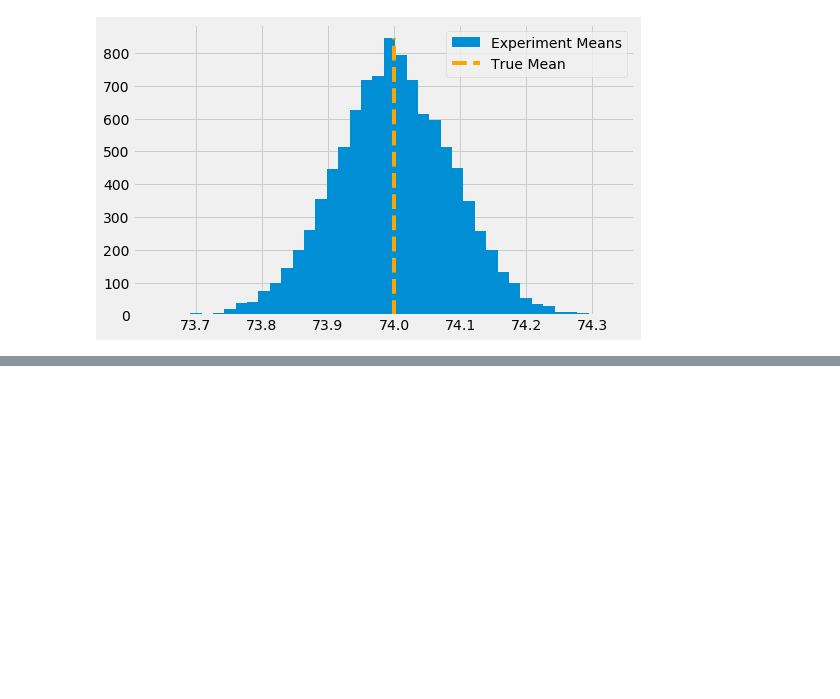
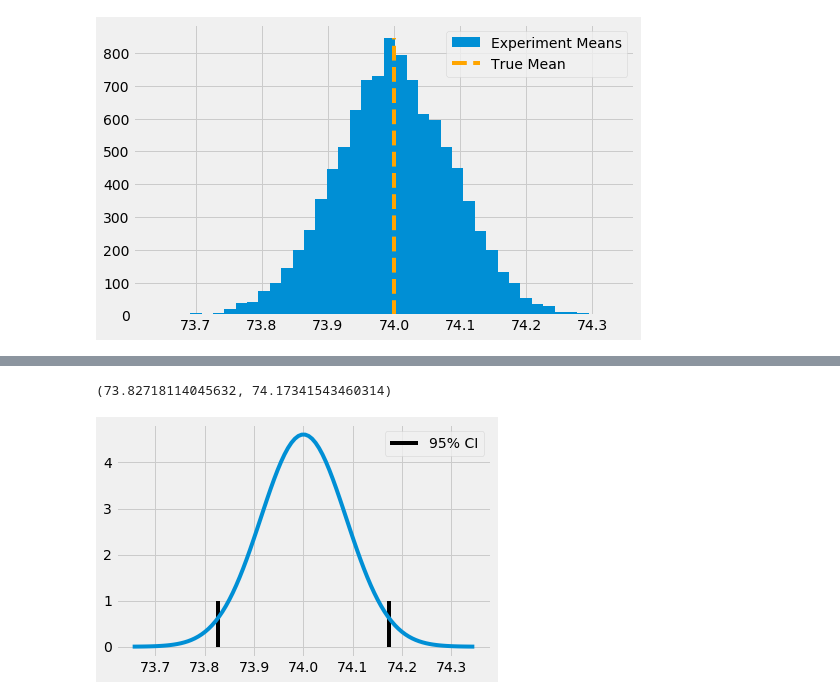
Before and after one commit to xieliaing/CausalInferenceIntro, a Jupyter notebook: chapters/03 第三章 统计学回顾：最危险的公式.ipynb, the cells around one changed output, grey strips where cells are left out. Saved outputs shown, nothing was run; the diff lists cells and outputs as text; code cells hidden in the pictures; blank space fills up the shorter version.

```diff
--- a/chapters/03 第三章 统计学回顾：最危险的公式.ipynb
+++ b/chapters/03 第三章 统计学回顾：最危险的公式.ipynb
@@ -147,3 +147,22 @@ plt.legend();
 ![normal_density](./data/img/stats-review/normal_dist.jpeg)
 
 均值的标准误差用作我们对实验均值分布的估计。因此，如果我们将其乘以 2 并从我们的一个实验的平均值中加上和减去它，我们将为真实平均值构建一个 95% 的置信区间。
+# %%
+np.random.seed(321)
+exp_data = run_experiment()
+exp_se = exp_data.std() / np.sqrt(len(exp_data))
+exp_mu = exp_data.mean()
+ci = (exp_mu - 2 * exp_se, exp_mu + 2 * exp_se)
+print(ci)
+# %% [output]
+(73.82718114045632, 74.17341543460314)
+# %%
+x = np.linspace(exp_mu - 4*exp_se, exp_mu + 4*exp_se, 100)
+y = stats.norm.pdf(x, exp_mu, exp_se)
+plt.plot(x, y)
+plt.vlines(ci[1], ymin=0, ymax=1)
+plt.vlines(ci[0], ymin=0, ymax=1, label="95% CI")
+plt.legend()
+plt.show()
+# %% [output]
+[figure, added]
```
Also changed, not shown: parts of 24 cells of this notebook.
